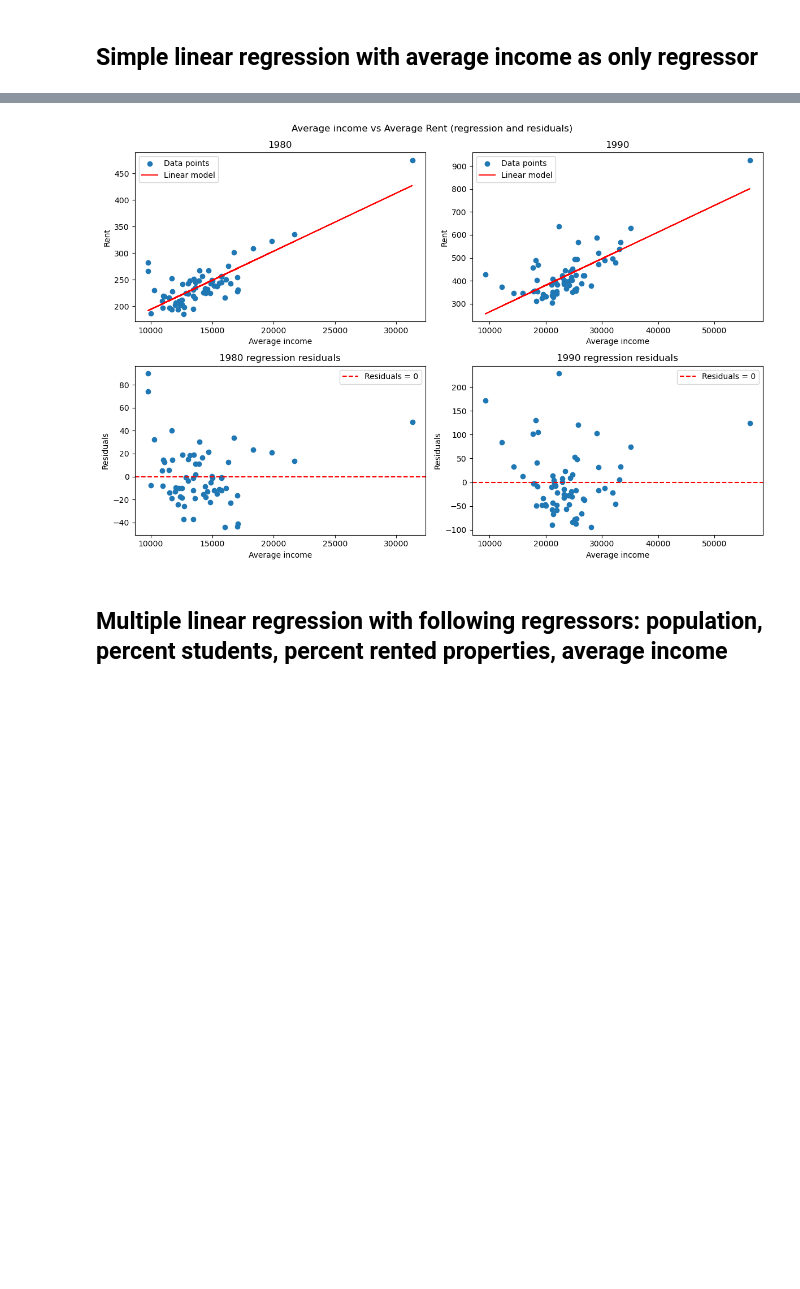
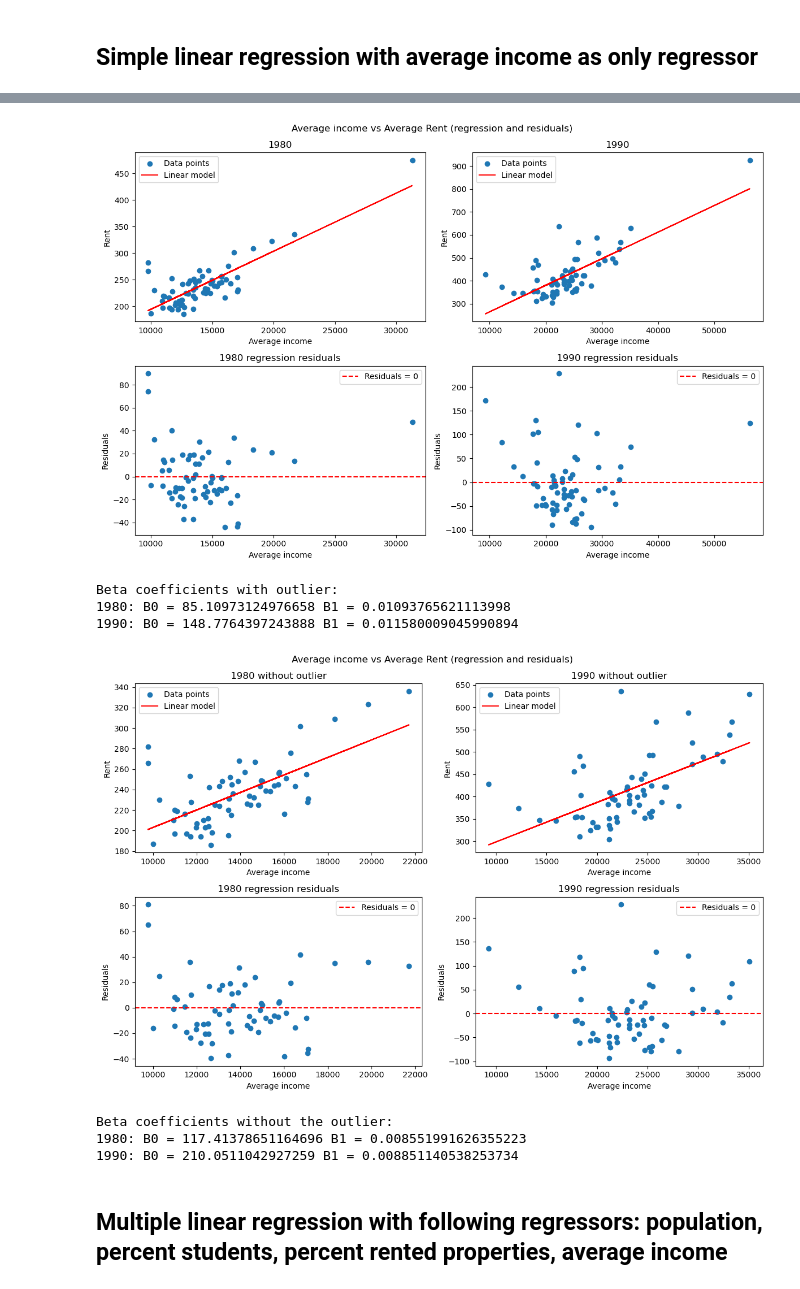
Before and after one commit to nichtemna/data_science_practical, a Jupyter notebook: linear_regression.ipynb, the cells around one changed output, grey strips where cells are left out. Drawn from its saved outputs; the diff is of its cells as text; code cells hidden in the pictures; blank space fills up the shorter version.

Commit message:
Updated linear regression and knn

```diff
--- a/linear_regression.ipynb
+++ b/linear_regression.ipynb
@@ -23,3 +26,6 @@ DF['avgincsq'] = DF['avginc'] **2
 # %%
 DF80 = DF[DF['year'] == 80]
 DF90 = DF[DF['year'] == 90]
+
+DF80no = DF80[DF80['city'] != 5]
+DF90no = DF90[DF90['city'] != 5]
@@ -29,18 +43,32 @@ DF90 = DF[DF['year'] == 90]
 # Simple linear regression with average income as only regressor
 X80 = DF80['avginc']
 y80 = DF80['rent']
+
+X80no = DF80no['avginc']
+y80no = DF80no['rent']
 model80 = sm.OLS(y80, sm.add_constant(X80)).fit()
+model80no = sm.OLS(y80no, sm.add_constant(X80no)).fit()
 y80pred = sm.add_constant(X80) @ model80.params.values
 
 print("##### Linear regression for 1980 #######")
 print(model80.summary())
 
+print("##### Linear regression for 1980 with outlier removed #####")
+print(model80no.summary())
+
 X90 = DF90['avginc']
 y90 = DF90['rent']
+X90no = DF90no['avginc']
+y90no = DF90no['rent']
+
 model90 = sm.OLS(y90, sm.add_constant(X90)).fit()
+model90no = sm.OLS(y90no, sm.add_constant(X90no)).fit()
 y90pred = sm.add_constant(X90) @ model90.params.values
 
 print()
+print("##### Linear regression for 1980 with outlier removed #####")
+print(model90no.summary())
+
 print("##### Linear regression for 1990 #######")
 print(model90.summary())
 # %% [output]
@@ -100,8 +128,65 @@ ax4.legend()
 plt.suptitle('Average income vs Average Rent (regression and residuals)')
 plt.tight_layout()
 plt.show()
+
+# Print beta coefficients
+print("Beta coefficients with outlier:")
+print("1980: B0 =", model80.params.const, "B1 =", model80.params.avginc)
+print("1990: B0 =", model90.params.const, "B1 =", model90.params.avginc)
 # %% [output]
 [figure]
+Beta coefficients with outlier:
+1980: B0 = 85.10973124976658 B1 = 0.01093765621113998
+1990: B0 = 148.7764397243888 B1 = 0.011580009045990894
+# %%
+# Plot linear regression and its residuals
+_, ((ax1, ax2), (ax3, ax4)) = plt.subplots(2, 2, figsize=(12, 8))
+
+ax1.scatter(X80no, y80no, label='Data points')
+ax1.plot(X80no, model80no.params.const + model80no.params.avginc * X80no, label='Linear model', color='red')
+
+ax2.scatter(X90no, y90no, label='Data points')
+ax2.plot(X90no, model90no.params.const + model90no.params.avginc * X90no, label='Linear model', color='red')
+
+ax3.scatter(X80no, model80no.resid)
+ax3.axhline(y=0, color='r', linestyle='--', label='Residuals = 0')
+
+ax4.scatter(X90no, model90no.resid)
+ax4.axhline(y=0, color='r', linestyle='--', label='Residuals = 0')
+
+ax1.set_title('1980 without outlier')
+ax1.set_xlabel("Average income")
+ax1.set_ylabel("Rent")
+ax1.legend()
+
+ax2.set_title('1990 without outlier')
+ax2.set_xlabel("Average income")
+ax2.set_ylabel("Rent")
+ax2.legend()
+
+ax3.set_title('1980 regression residuals')
+ax3.set_xlabel("Average income")
+ax3.set_ylabel("Residuals")
+ax3.legend()
+
+ax4.set_title('1990 regression residuals')
+ax4.set_xlabel("Average income")
+ax4.set_ylabel("Residuals")
+ax4.legend()
+
+plt.suptitle('Average income vs Average Rent (regression and residuals)')
+plt.tight_layout()
+plt.show()
+
+# Print beta coefficients
+print("Beta coefficients without the outlier:")
+print("1980: B0 =", model80no.params.const, "B1 =", model80no.params.avginc)
+print("1990: B0 =", model90no.params.const, "B1 =", model90no.params.avginc)
+# %% [output]
+[figure, added]
+Beta coefficients without the outlier:
+1980: B0 = 117.41378651164696 B1 = 0.008551991626355223
+1990: B0 = 210.0511042927259 B1 = 0.008851140538253734
 # %% [markdown]
 ## Multiple linear regression with following regressors: population, percent students, percent rented properties, average income
 # %%
```
Also changed, not shown: parts of 16 cells of this notebook, 1 other file.
